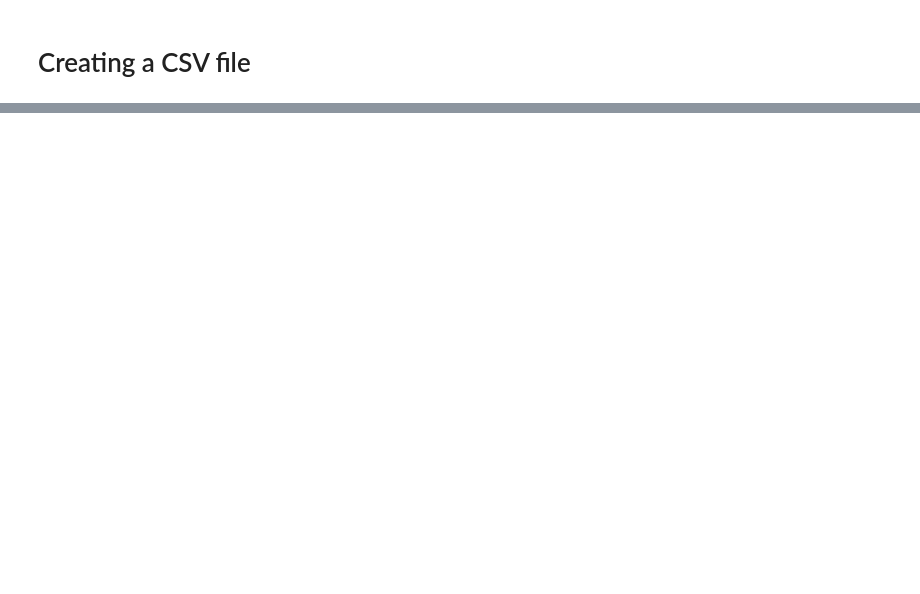
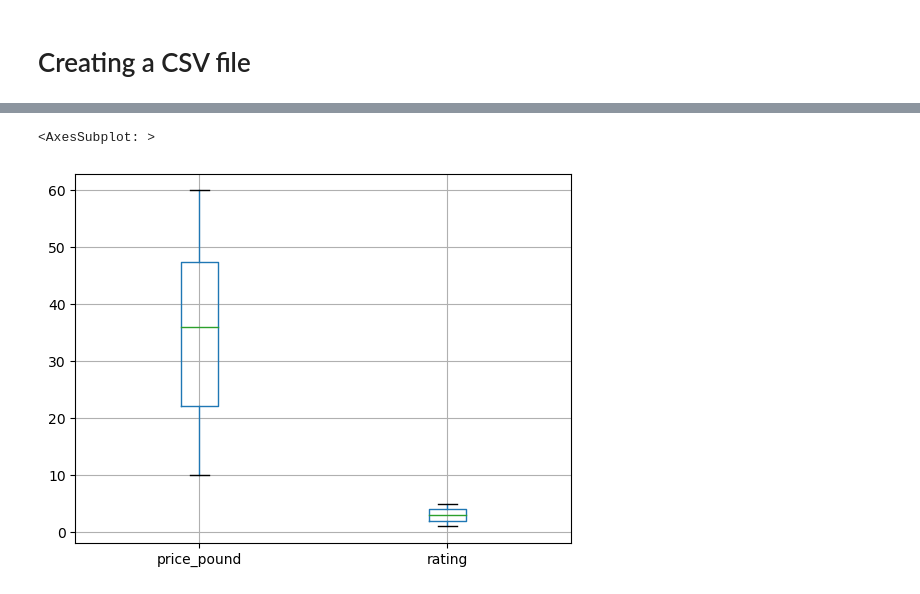
Before and after one commit to lilifull/Brief_14_Cyber_Detective, a Jupyter notebook: cyber_detective.ipynb, the cells around one changed output, grey strips where cells are left out. Drawn from its saved outputs; the diff is of its cells as text; code cells hidden in the pictures; blank space fills up the shorter version.

Commit message:
add csv book_infos file and add analyse in cyber_detective file

```diff
--- a/cyber_detective.ipynb
+++ b/cyber_detective.ipynb
@@ -214,4 +128,22 @@ print_1_pod
 </form>
 </div>
 </article>
+# %%
+# function for grabs titles, prices, availabilities, raitings and image links
+def all_info(doc):
+
+    product_pods = doc.find_all('article', class_="product_pod")
+    pod_dict = []
+
+    for pod in product_pods:
+
+        title = pod.find('h3').text
+        price = float(pod.find('p', class_ ='price_color').text.replace('Â£',''))
+        availability = pod.find('p', class_='instock availability').text.strip()
+        rating = string_to_number(pod.find('p', class_="star-rating").get('class')[1])
+        image_link = pod.find('img').get('src')
+        pod_dict.append({'title': title, 'price_pound': price, 'availability': availability, 'rating': rating, 'image_link': image_link})
+
+
+    return pod_dict
 # %%
@@ -286,16 +209,14 @@ def scrape_multiple_pages(n):
 # %%
-#
-def test_multi(n):
+# seconde function for grabs info on multiple pages with a second methode
+def all_info_multi_pages(n):
     URL = 'https://books.toscrape.com/catalogue/page-'
     pod_dict = []
 
     for page in range(1,n+1):
         doc = get_doc(URL + str(page)+ '.html')
-        pod_dict.extend(test(doc))
+        pod_dict.extend(all_info(doc))
 
-# a variable book_dict1 is created to store the information as dictionary
-# scraped information is stored into Pandas DataFrame.
 
     return pd.DataFrame(pod_dict)
 # %%
-test_multi(50)
+books_info = all_info_multi_pages(50)
@@ -337,0 +254,5 @@ scrape_multiple_pages(50).to_csv('SCB.csv',index = None)
+# %%
+books_info.boxplot()
+# %% [output]
+<AxesSubplot: >
+[figure, added]
```
Also changed, not shown: parts of 37 cells of this notebook, 1 other file.
